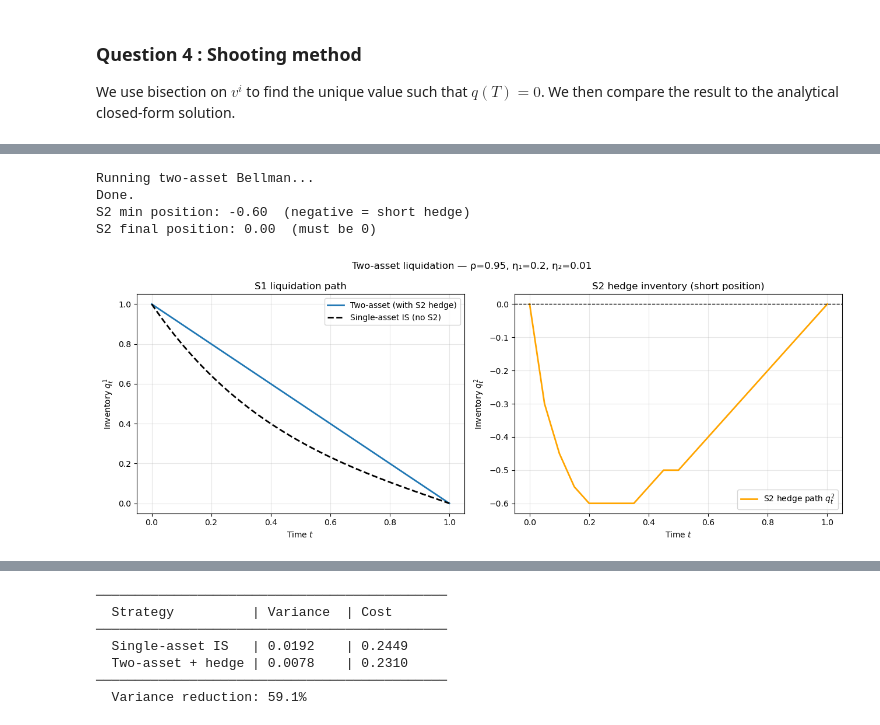
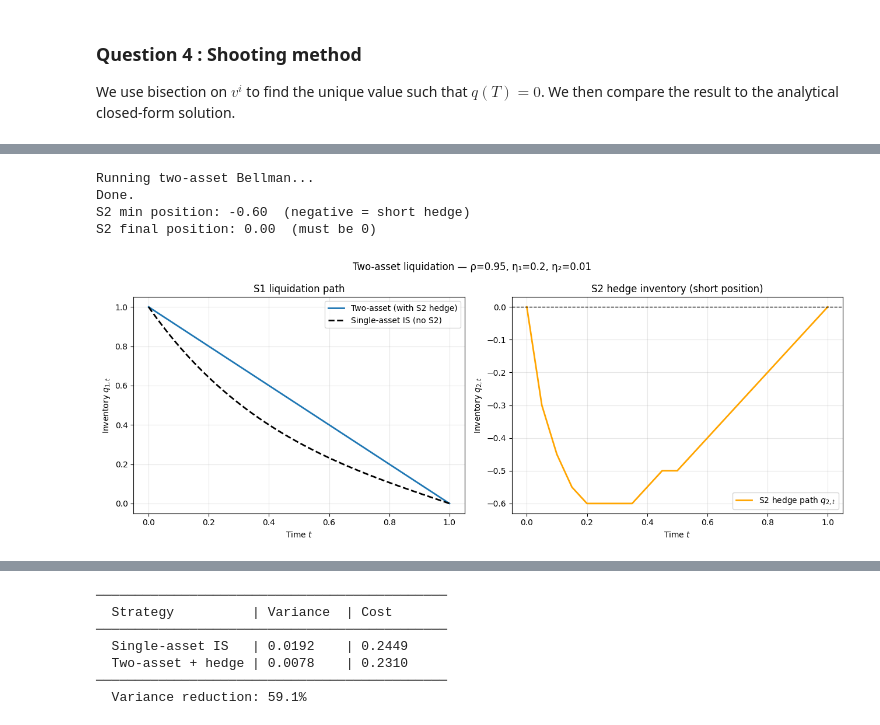
Before and after one commit to BenjaminFernandesNeres/almgren-chriss-extensions, a Jupyter notebook: main.ipynb, the cells around one changed output, grey strips where cells are left out. Saved outputs shown, nothing was run; the diff lists cells and outputs as text; code cells hidden in the pictures.

```diff
--- a/main.ipynb
+++ b/main.ipynb
@@ -492,57 +525,54 @@ The cross term $2\rho\sigma_1\sigma_2 q_1 q_2$ is **negative** when $q_2 < 0$ (s
 # %%
 # Two-asset parameters
 # The hedge is beneficial when lambda is large (risk-averse) and eta2 << eta1
-Q2     = 1.0    # initial inventory of S1
-T2     = 1.0
+Q_s1   = 1.0    # initial inventory of S1 (S2 starts at 0 by definition)
+T      = 1.0    # liquidation horizon (same as Section 1)
 sigma1 = 0.3
 sigma2 = 0.3
 rho    = 0.95   # very high correlation: S2 is a close substitute for S1
 eta1   = 0.2    # S1 illiquid
 eta2   = 0.01   # S2 much more liquid (20x cheaper to trade)
-lam2   = 10.0   # high risk aversion: trader willing to pay for variance reduction
+lam    = 10.0   # high risk aversion — higher than Section 1 to show hedge benefit
 
-N2   = 20
-n_q2 = 20
+N      = 20
+n_q    = 20
 
 print('Running two-asset Bellman...')
-t2, q1_grid, q2_grid, q1_path, q2_path = bellman_two_assets(
-    Q2, T2, sigma1, sigma2, rho, eta1, eta2, lam2, N=N2, n_q=n_q2
+t, q1_grid, q2_grid, q1_path, q2_path = bellman_two_assets(
+    Q_s1, T, sigma1, sigma2, rho, eta1, eta2, lam, N=N, n_q=n_q
 )
 print('Done.')
 print(f'S2 min position: {q2_path.min():.2f}  (negative = short hedge)')
 print(f'S2 final position: {q2_path[-1]:.2f}  (must be 0)')
+
+# Single-asset IS benchmark (no access to S2)
+t_is_single, q_is_single, _ = optimal_strategy_is(Q_s1, T, sigma1, eta1, lam)
+
+fig, axes = plt.subplots(1, 2, figsize=(13, 5))
+
+axes[0].plot(t, q1_path, label='Two-asset (with S2 hedge)')
+axes[0].plot(t_is_single, q_is_single, 'k--', label='Single-asset IS (no S2)')
+axes[0].set_xlabel('Time $t$')
+axes[0].set_ylabel('Inventory $q_{1,t}$')
+axes[0].set_title('S1 liquidation path')
+axes[0].legend()
+
+axes[1].plot(t, q2_path, color='orange', label='S2 hedge path $q_{2,t}$')
+axes[1].axhline(0, color='k', linewidth=1, linestyle='--')
+axes[1].set_xlabel('Time $t$')
+axes[1].set_ylabel('Inventory $q_{2,t}$')
+axes[1].set_title('S2 hedge inventory (short position)')
+axes[1].legend()
+
+plt.suptitle(
+    f'Two-asset liquidation — ρ={rho}, η₁={eta1}, η₂={eta2}',
+    fontsize=12
+)
+plt.tight_layout()
+plt.show()
 # %% [output]
 Running two-asset Bellman...
 Done.
 S2 min position: -0.60  (negative = short hedge)
 S2 final position: 0.00  (must be 0)
+[figure, added]
-# %%
-# Single-asset IS benchmark (no access to S2)
-t_is_single, q_is_single, _ = optimal_strategy_is(Q2, T2, sigma1, eta1, lam2)
-
-fig, axes = plt.subplots(1, 2, figsize=(13, 5))
-
-# S1 inventory path: two-asset vs single-asset
-axes[0].plot(t2, q1_path, label='Two-asset (with S2 hedge)')
-axes[0].plot(t_is_single, q_is_single, 'k--', label='Single-asset IS (no S2)')
-axes[0].set_xlabel('Time $t$')
-axes[0].set_ylabel('Inventory $q^1_t$')
-axes[0].set_title('S1 liquidation path')
-axes[0].legend()
-
-# S2 inventory path (starts at 0, goes short, returns to 0)
-axes[1].plot(t2, q2_path, color='orange', label='S2 hedge path $q^2_t$')
-axes[1].axhline(0, color='k', linewidth=1, linestyle='--')
-axes[1].set_xlabel('Time $t$')
-axes[1].set_ylabel('Inventory $q^2_t$')
-axes[1].set_title('S2 hedge inventory (short position)')
-axes[1].legend()
-
-plt.suptitle(
-    f'Two-asset liquidation — ρ={rho}, η₁={eta1}, η₂={eta2}',
-    fontsize=12
-)
-plt.tight_layout()
-plt.show()
-# %% [output]
-[figure, removed]
```
Also changed, not shown: parts of 16 cells of this notebook, 5 other files.
